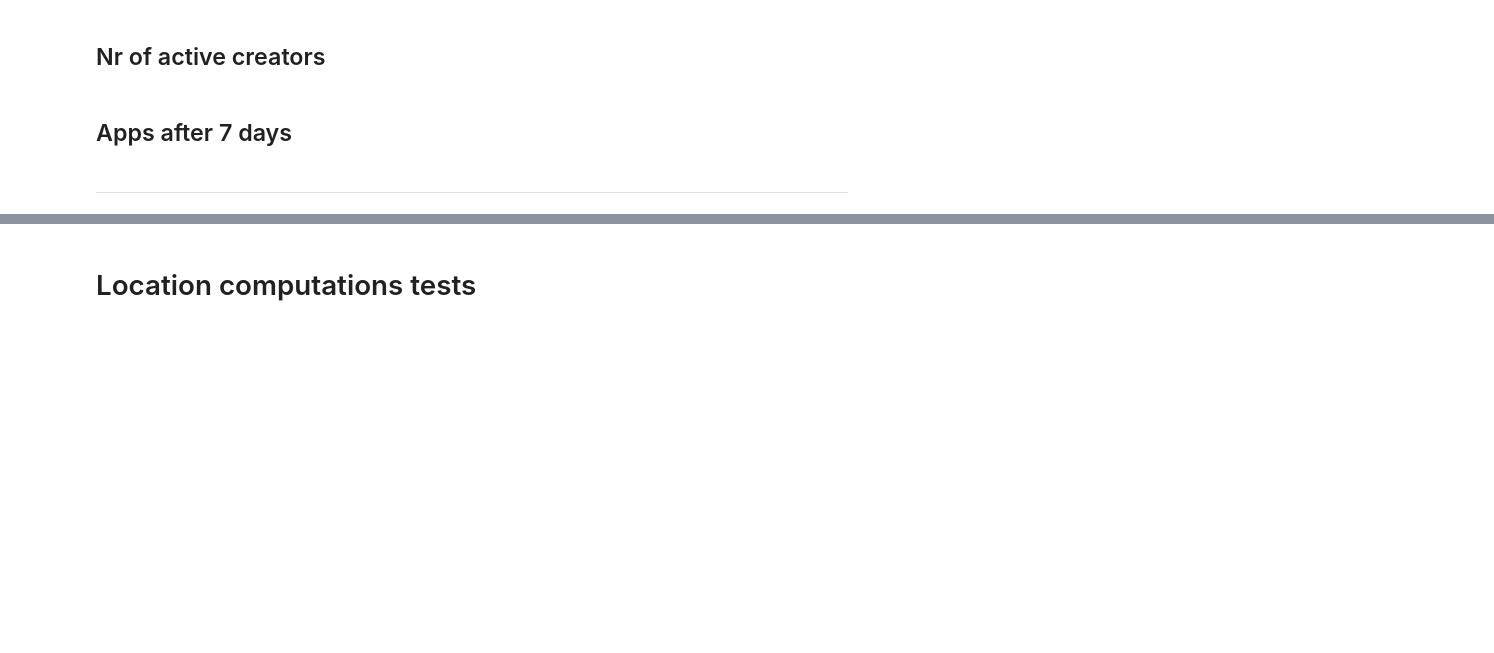
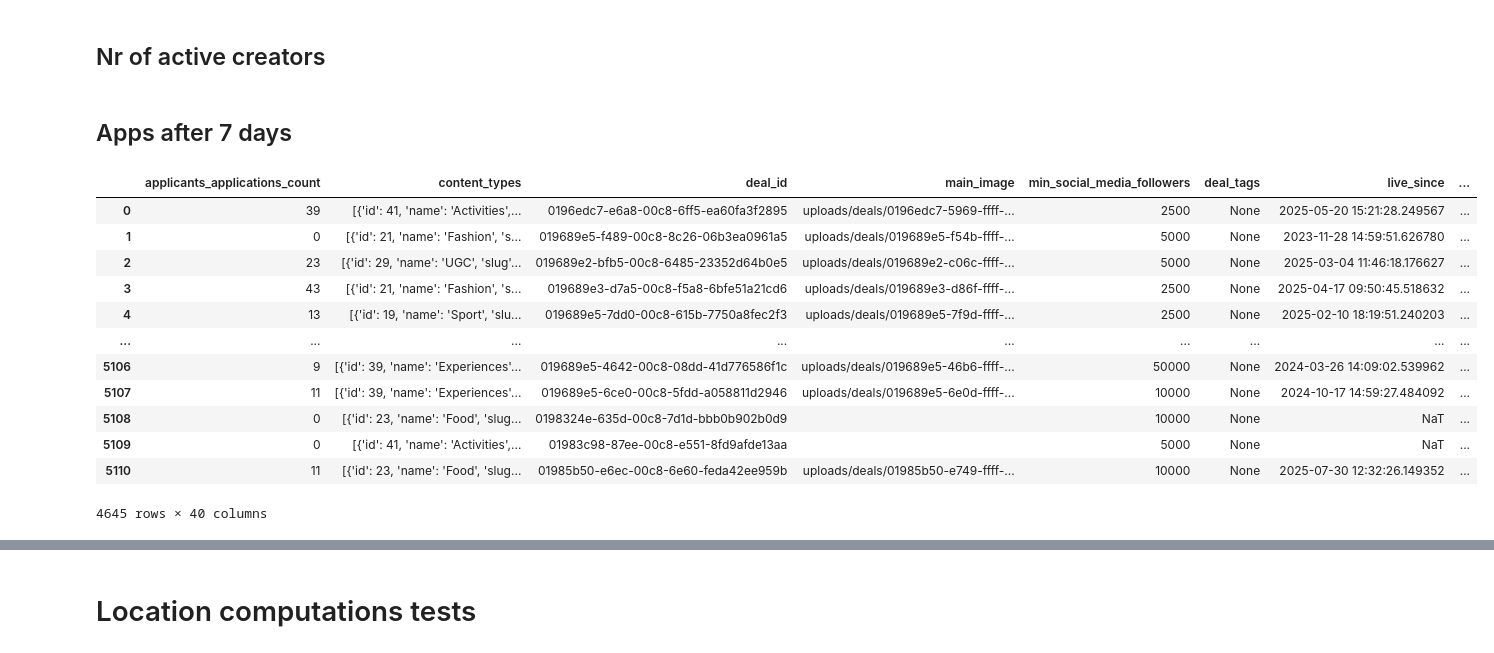
Before and after one commit to wouterbarter/AI_thesis_public, a Jupyter notebook: notebooks/dataset_creator_barter.ipynb, the cells around one changed output, grey strips where cells are left out. Cells and saved outputs as stored; diff of their text form; code cells hidden in the pictures; blank space fills up the shorter version.

```diff
--- a/notebooks/dataset_creator_barter.ipynb
+++ b/notebooks/dataset_creator_barter.ipynb
@@ -44,12 +46,12 @@ import pandas as pd
 from collections import defaultdict
 
 # 1. Sort the DataFrame by date (CRITICAL for a sliding window)
-df_apps = df_apps.sort_values('created_at').reset_index(drop=True)
+df_apps = df_apps.sort_values('application_created_at').reset_index(drop=True)
 
 # 2. Extract to NumPy arrays for lightning-fast iteration
 # Converting datetimes to nanoseconds makes comparisons incredibly fast
-dates = df_apps['created_at'].astype('int64').values
-influencers = df_apps['influencer_id'].values
+dates = df_apps['application_created_at'].astype('int64').values
+influencers = df_apps['creator_id'].values
 
 # 3. Define your time windows in nanoseconds
 ns_30_days = pd.Timedelta(days=30).value
@@ -102,10 +104,24 @@ def apps_after_n_days(row, n=7):
         subs = subs[subs['deleted_at'].isna()]
 
     # "created_at" is the date on which the application log entry was created (application was made)
-    days_since_live = (subs.created_at - row.live_since).dt.days
+    days_since_live = (subs.application_created_at - row.live_since).dt.days
     return ((days_since_live >= 0) & (days_since_live <= n)).sum()
 
 apps_after_7_days = df_deals.apply(apps_after_n_days, axis=1)
 df_deals['apps_after_7_days'] = apps_after_7_days
-# %% [markdown]
-------------
+# %%
+df_deals
+# %% [output]
+|  | applicants_applications_count | content_types | deal_id | main_image | min_social_media_followers | deal_tags | live_since | ... |
+| 0 | 39 | [{'id': 41, 'name': 'Activities',... | 0196edc7-e6a8-00c8-6ff5-ea60fa3f2895 | uploads/deals/0196edc7-5969-ffff-... | 2500 | None | 2025-05-20 15:21:28.249567 | ... |
+| 1 | 0 | [{'id': 21, 'name': 'Fashion', 's... | 019689e5-f489-00c8-8c26-06b3ea0961a5 | uploads/deals/019689e5-f54b-ffff-... | 5000 | None | 2023-11-28 14:59:51.626780 | ... |
+| 2 | 23 | [{'id': 29, 'name': 'UGC', 'slug'... | 019689e2-bfb5-00c8-6485-23352d64b0e5 | uploads/deals/019689e2-c06c-ffff-... | 5000 | None | 2025-03-04 11:46:18.176627 | ... |
+| 3 | 43 | [{'id': 21, 'name': 'Fashion', 's... | 019689e3-d7a5-00c8-f5a8-6bfe51a21cd6 | uploads/deals/019689e3-d86f-ffff-... | 2500 | None | 2025-04-17 09:50:45.518632 | ... |
+| 4 | 13 | [{'id': 19, 'name': 'Sport', 'slu... | 019689e5-7dd0-00c8-615b-7750a8fec2f3 | uploads/deals/019689e5-7f9d-ffff-... | 2500 | None | 2025-02-10 18:19:51.240203 | ... |
+| ... | ... | ... | ... | ... | ... | ... | ... | ... |
+| 5106 | 9 | [{'id': 39, 'name': 'Experiences'... | 019689e5-4642-00c8-08dd-41d776586f1c | uploads/deals/019689e5-46b6-ffff-... | 50000 | None | 2024-03-26 14:09:02.539962 | ... |
+| 5107 | 11 | [{'id': 39, 'name': 'Experiences'... | 019689e5-6ce0-00c8-5fdd-a058811d2946 | uploads/deals/019689e5-6e0d-ffff-... | 10000 | None | 2024-10-17 14:59:27.484092 | ... |
+| 5108 | 0 | [{'id': 23, 'name': 'Food', 'slug... | 0198324e-635d-00c8-7d1d-bbb0b902b0d9 |  | 10000 | None | NaT | ... |
+| 5109 | 0 | [{'id': 41, 'name': 'Activities',... | 01983c98-87ee-00c8-e551-8fd9afde13aa |  | 5000 | None | NaT | ... |
+| 5110 | 11 | [{'id': 23, 'name': 'Food', 'slug... | 01985b50-e6ec-00c8-6e60-feda42ee959b | uploads/deals/01985b50-e749-ffff-... | 10000 | None | 2025-07-30 12:32:26.149352 | ... |
+4645 rows × 40 columns
```
Also changed, not shown: parts of 3 cells of this notebook.
